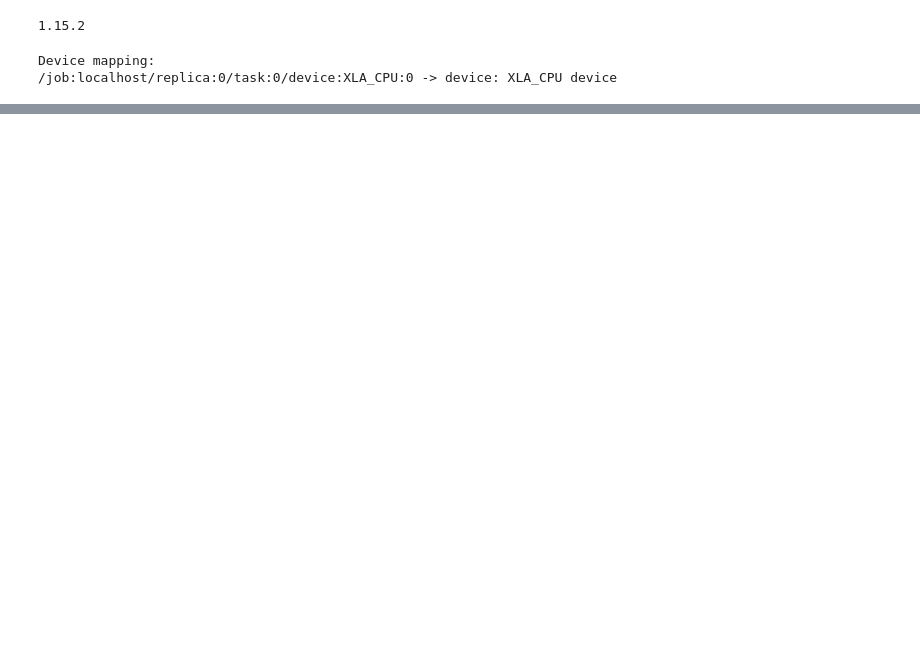
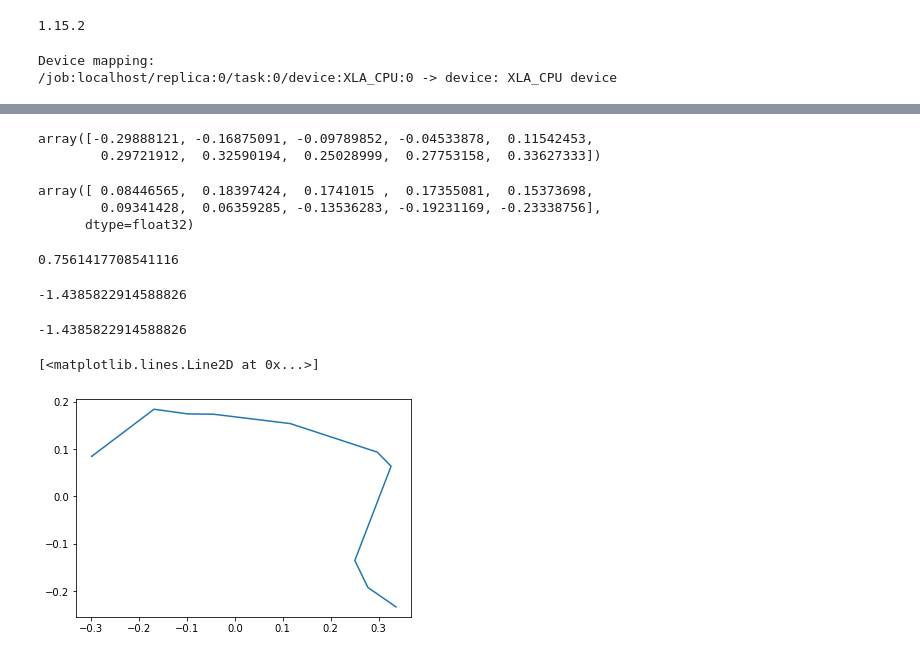
Before and after one commit to NeilAlishev/HiCPredictor, a Jupyter notebook: EasyToUseModel.ipynb, the cells around one changed output, grey strips where cells are left out. Cells and saved outputs as stored; diff of their text form; code cells hidden in the pictures; blank space fills up the shorter version.

```diff
--- a/EasyToUseModel.ipynb
+++ b/EasyToUseModel.ipynb
@@ -110,0 +175,3 @@ plot_hic(from_upper_triu(prediction))
+# %%
+y_orig = to_upper_triu(transformed_arr)
+y_pred = prediction
@@ -110,0 +225,3 @@ plot_hic(from_upper_triu(prediction))
+# %%
+orig1 = y_orig[0:10, ]
+orig1
@@ -110,0 +239,3 @@ plot_hic(from_upper_triu(prediction))
+# %%
+pred1 = y_pred[0:10, ]
+pred1
@@ -110,0 +253,25 @@ plot_hic(from_upper_triu(prediction))
+# %%
+orig2 = y_orig.flatten()[0:10]
+orig2
+# %% [output]
+array([-0.29888121, -0.16875091, -0.09789852, -0.04533878,  0.11542453,
+        0.29721912,  0.32590194,  0.25028999,  0.27753158,  0.33627333])
+# %%
+pred2 = y_pred.flatten()[0:10]
+pred2
+# %% [output]
+array([ 0.08446565,  0.18397424,  0.1741015 ,  0.17355081,  0.15373698,
+        0.09341428,  0.06359285, -0.13536283, -0.19231169, -0.23338756],
+      dtype=float32)
+# %%
+r_squared(orig1, pred1)
+# %% [output]
+0.7561417708541116
+# %%
+r_squared(orig2, pred2)
+# %% [output]
+-1.4385822914588826
+# %%
+r2_score(orig2, pred2)
+# %% [output]
+-1.4385822914588826
@@ -110,0 +294,5 @@ plot_hic(from_upper_triu(prediction))
+# %%
+plt.plot(orig1, pred1)
+# %% [output]
+[<matplotlib.lines.Line2D at 0x...>]
+[figure, added]
```
Also changed, not shown: parts of 26 cells of this notebook, 7 other files.
